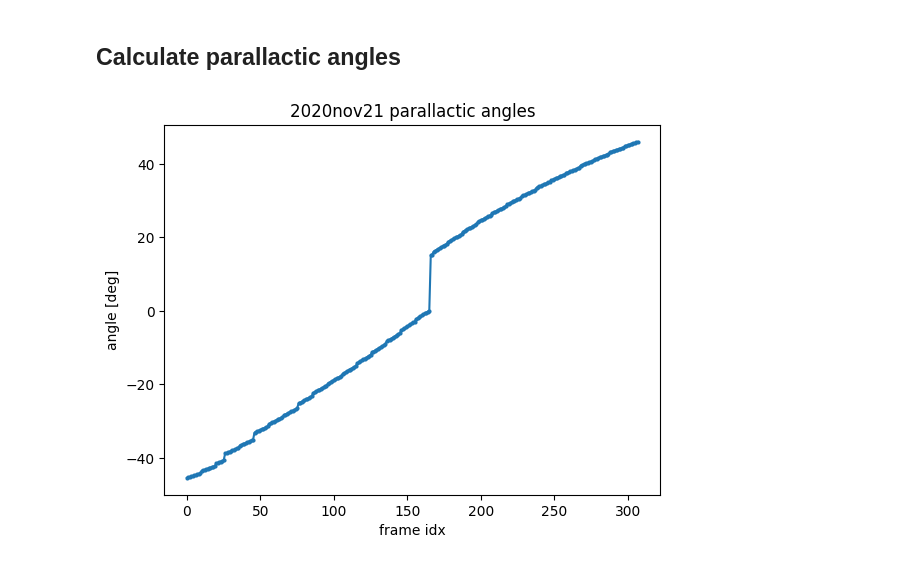
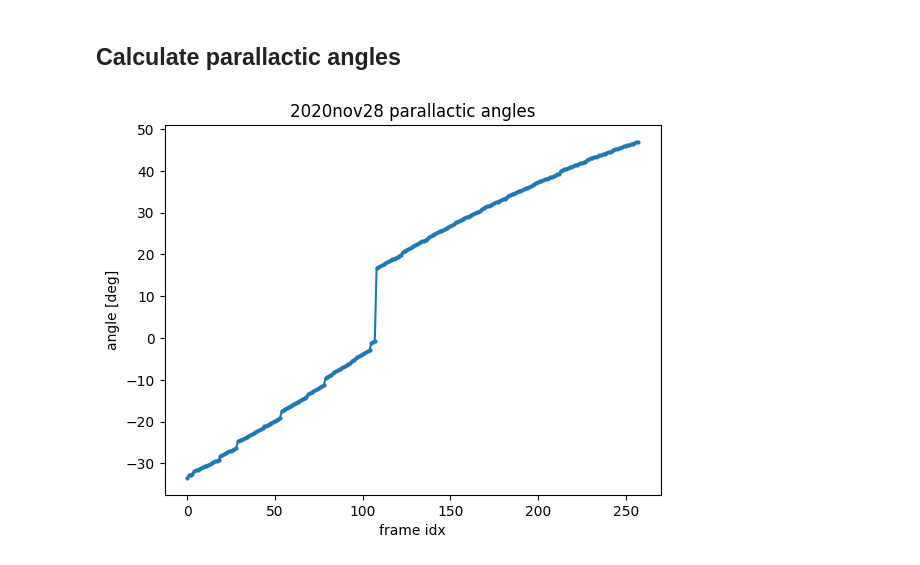
Before and after one commit to mileslucas/sirius-b, a Jupyter notebook: notebooks/epoch_2020nov28/preprocessing.ipynb, the cells around one changed output. Cells and saved outputs as stored; diff of their text form; code cells hidden in the pictures.

```diff
--- a/notebooks/epoch_2020nov28/preprocessing.ipynb
+++ b/notebooks/epoch_2020nov28/preprocessing.ipynb
@@ -46,10 +46,10 @@ plot_frames (generic function with 1 method)
 
 `CCDReduction.fitscollection` creates a table with the paths, names, and header information for every file in a directory. This lets us filter through and target the flats, darks, and science frames simply
 # %%
-collection = fitscollection(datadir("epoch_2020nov21", "raw data"));
+collection = fitscollection(datadir("epoch_2020nov28", "raw data"));
 # %%
 # separate files into respective types
-sky_flats = filter(row -> row.OBJECT == "flat2" && row.COADDS == 75, collection)
-sci = filter(row -> row.OBJECT == "alf CMa b off" && row.COADDS == 75, collection);
+sky_flats = filter(row -> row.OBJECT == "flat" && row.COADDS == 75, collection)
+sci = filter(row -> row.OBJECT == "alf CMa" && row.COADDS == 75, collection);
 # %%
 # set up path for processing of this epoch
@@ -123,0 +108,3 @@ good_frames = calib_frames[Not(bad_frames_idx)];
+# %%
+bad_frames_idx = vcat(30:34, 60:64, 90:94, 121:124, 128:184)
+good_frames = calib_frames[Not(bad_frames_idx)];
@@ -207,9 +189,9 @@ fits.writeto(procdir("2020nov21_sirius-b_cube_calib_registered_crop.fits"), crop
 angles = parallactic_angles(sci[Not(bad_frames_idx), :path]);
 # %%
 plot(angles, marker=".", markersize=4)
-title("2020nov21 parallactic angles")
+title("2020nov28 parallactic angles")
 xlabel("frame idx")
 ylabel("angle [deg]");
 # %% [output]
-[figure, old version]
+[figure, new version]
 # %%
```
Also changed, not shown: parts of 20 cells of this notebook, 6 other files.
